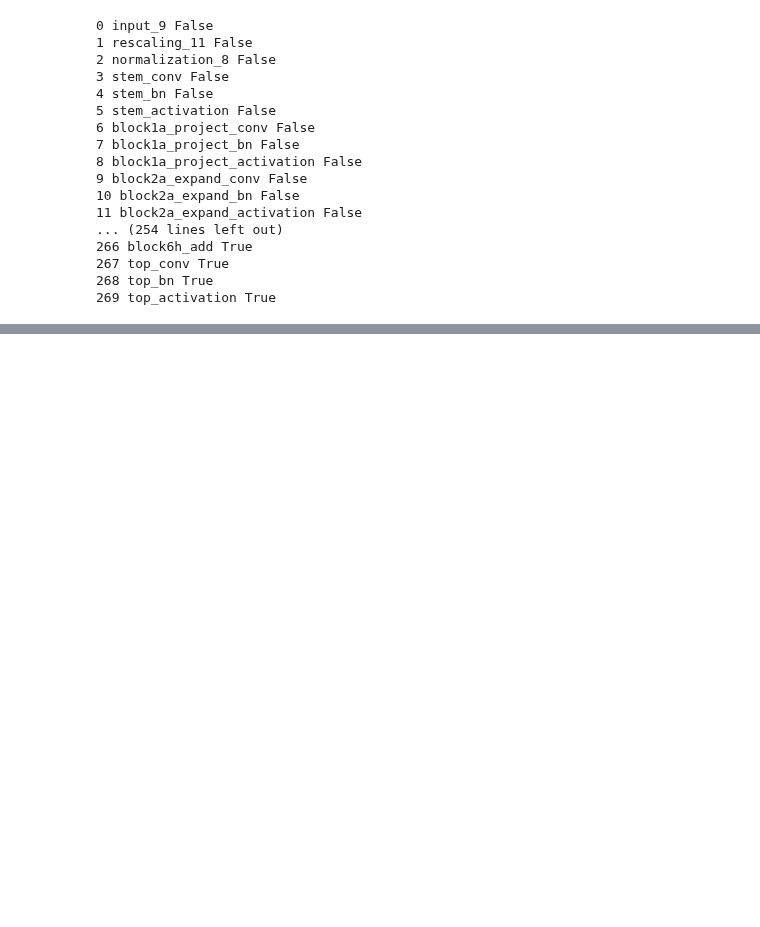
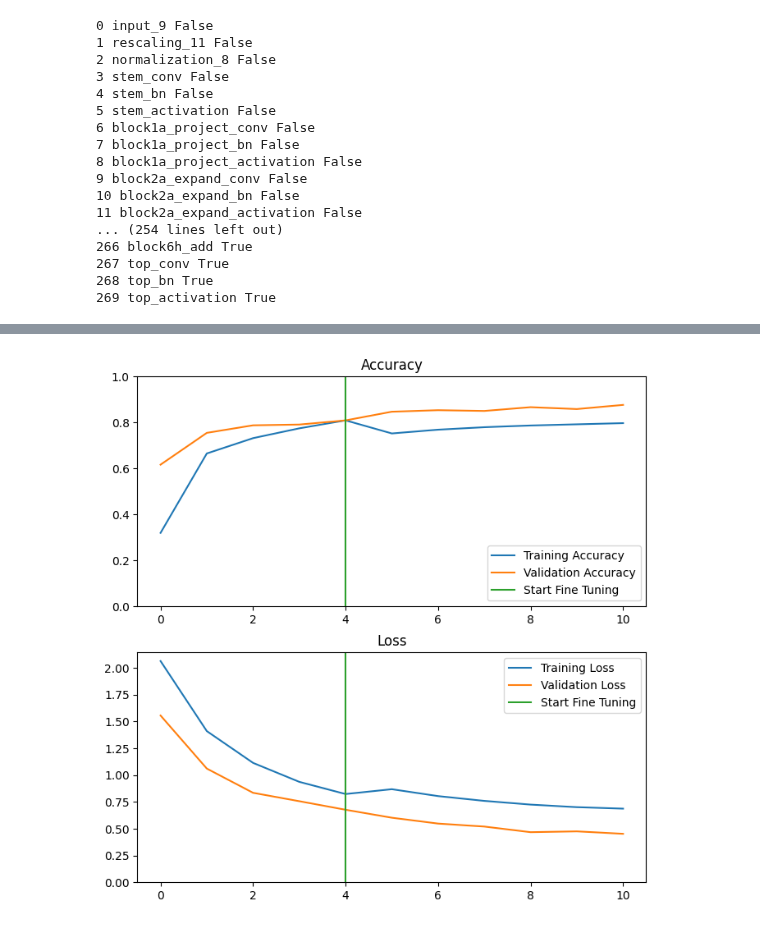
Before and after one commit to kacper-dobrow/tensorflow-course, a Jupyter notebook: 05_transfer_learning_in_tensorflow_part_2_fine_tuning.ipynb, the cells around one changed output, grey strips where cells are left out. Drawn from its saved outputs; the diff is of its cells as text; code cells hidden in the pictures; blank space fills up the shorter version.

```diff
--- a/05_transfer_learning_in_tensorflow_part_2_fine_tuning.ipynb
+++ b/05_transfer_learning_in_tensorflow_part_2_fine_tuning.ipynb
@@ -885,3 +885,18 @@ for layer_number, layer in enumerate(model_4.layers[2].layers):
 267 top_conv True
 268 top_bn True
 269 top_activation True
+# %%
+model_4.compile(optimizer=tf.keras.optimizers.Adam(learning_rate=0.0001),
+                loss="categorical_crossentropy",
+                metrics=["accuracy"])
+# %%
+# Fit
+fine_tune_epochs = initial_epochs + 5
+history_4 = model_4.fit(train_data_full,
+                        steps_per_epoch=len(train_data_full),
+                        epochs = fine_tune_epochs,
+                        validation_data=test_data,
+                        validation_steps=int(0.25 * len(test_data)),
+                        initial_epoch=history_2.epoch[-1],
+                        callbacks=[create_tensorboard_callback(dir_name="transfer_learning",
+                                                               experiment_name="model_4")])
@@ -887,0 +922,4 @@ for layer_number, layer in enumerate(model_4.layers[2].layers):
+# %%
+compare_histories(history_2, history_4)
+# %% [output]
+[figure, added]
```
Also changed, not shown: parts of 2 cells of this notebook.
